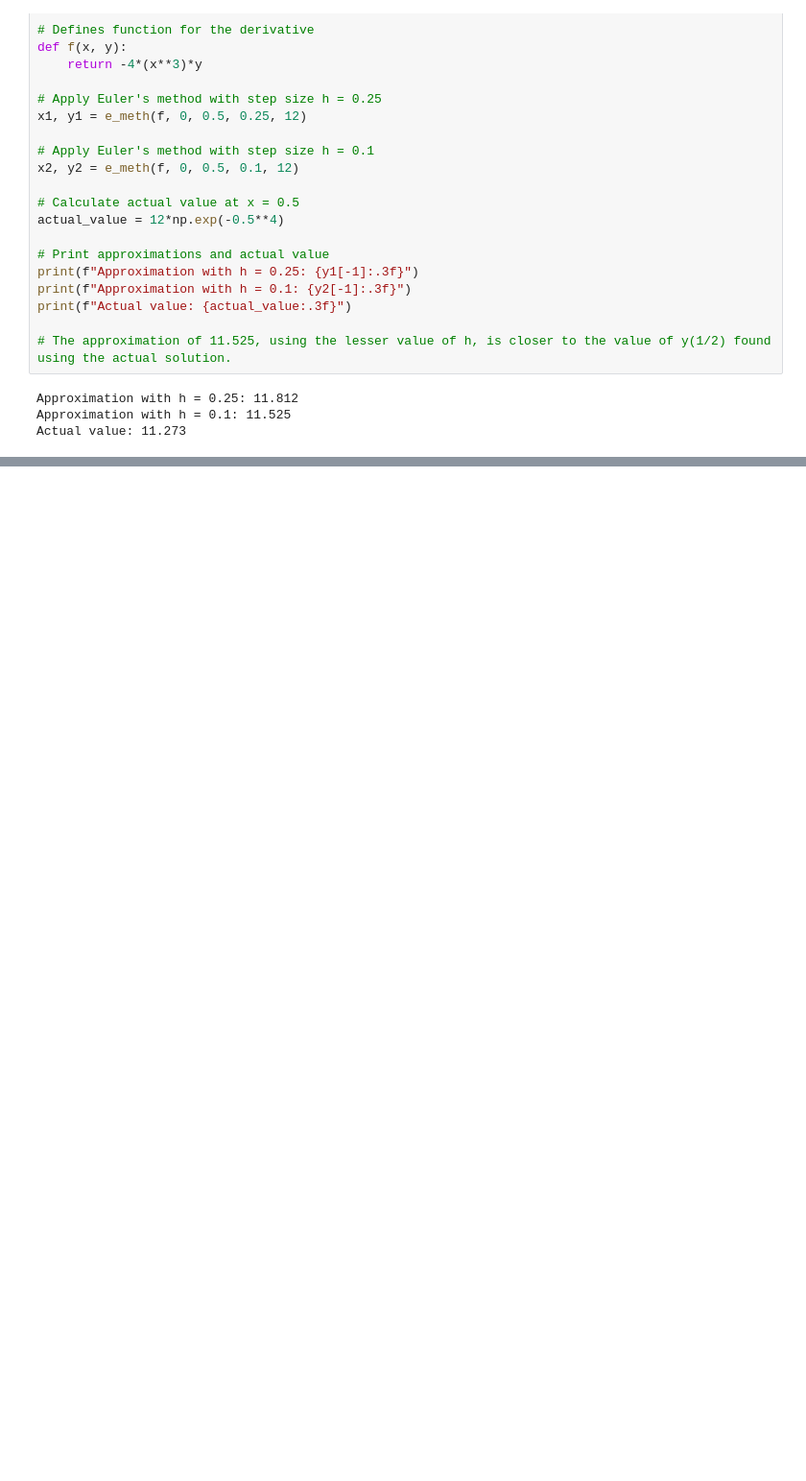
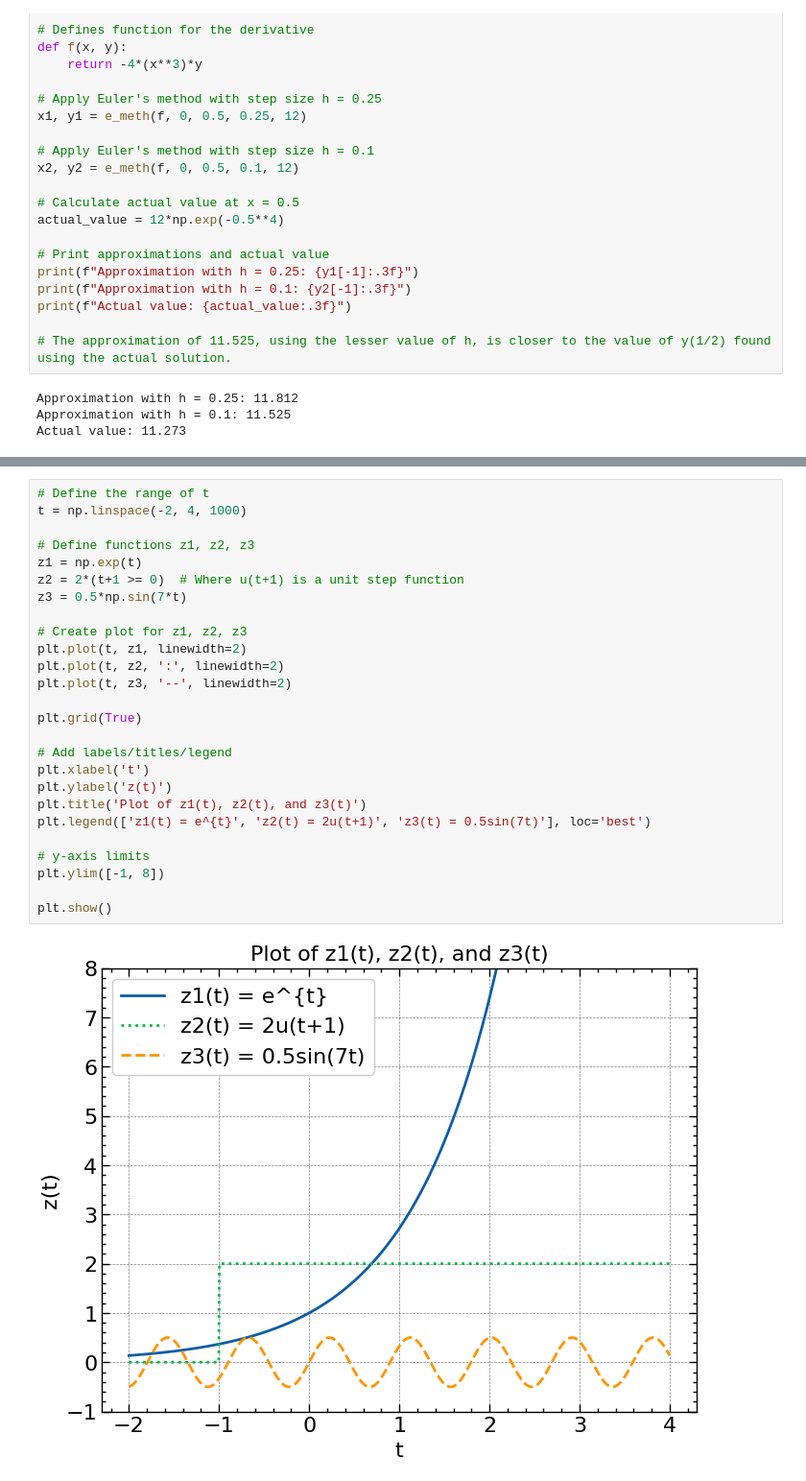
Before and after one commit to bks4522/Math_Work, a Jupyter notebook: Diff_Eq/Mod2.ipynb, the cells around one changed output, grey strips where cells are left out. Shown: that part at 96% size. Drawn from its saved outputs; the diff is of its cells as text; blank space fills up the shorter version.

```diff
--- a/Diff_Eq/Mod2.ipynb
+++ b/Diff_Eq/Mod2.ipynb
@@ -774,0 +799,28 @@ Actual value: 11.273
+# %%
+# Define the range of t
+t = np.linspace(-2, 4, 1000)
+
+# Define functions z1, z2, z3
+z1 = np.exp(t)
+z2 = 2*(t+1 >= 0)  # Where u(t+1) is a unit step function
+z3 = 0.5*np.sin(7*t)
+
+# Create plot for z1, z2, z3
+plt.plot(t, z1, linewidth=2)
+plt.plot(t, z2, ':', linewidth=2)
+plt.plot(t, z3, '--', linewidth=2)
+
+plt.grid(True)
+
+# Add labels/titles/legend
+plt.xlabel('t')
+plt.ylabel('z(t)')
+plt.title('Plot of z1(t), z2(t), and z3(t)')
+plt.legend(['z1(t) = e^{t}', 'z2(t) = 2u(t+1)', 'z3(t) = 0.5sin(7t)'], loc='best')
+
+# y-axis limits
+plt.ylim([-1, 8])
+
+plt.show()
+# %% [output]
+[figure, added]
```
Also changed, not shown: parts of 6 cells of this notebook, 15 other files.
